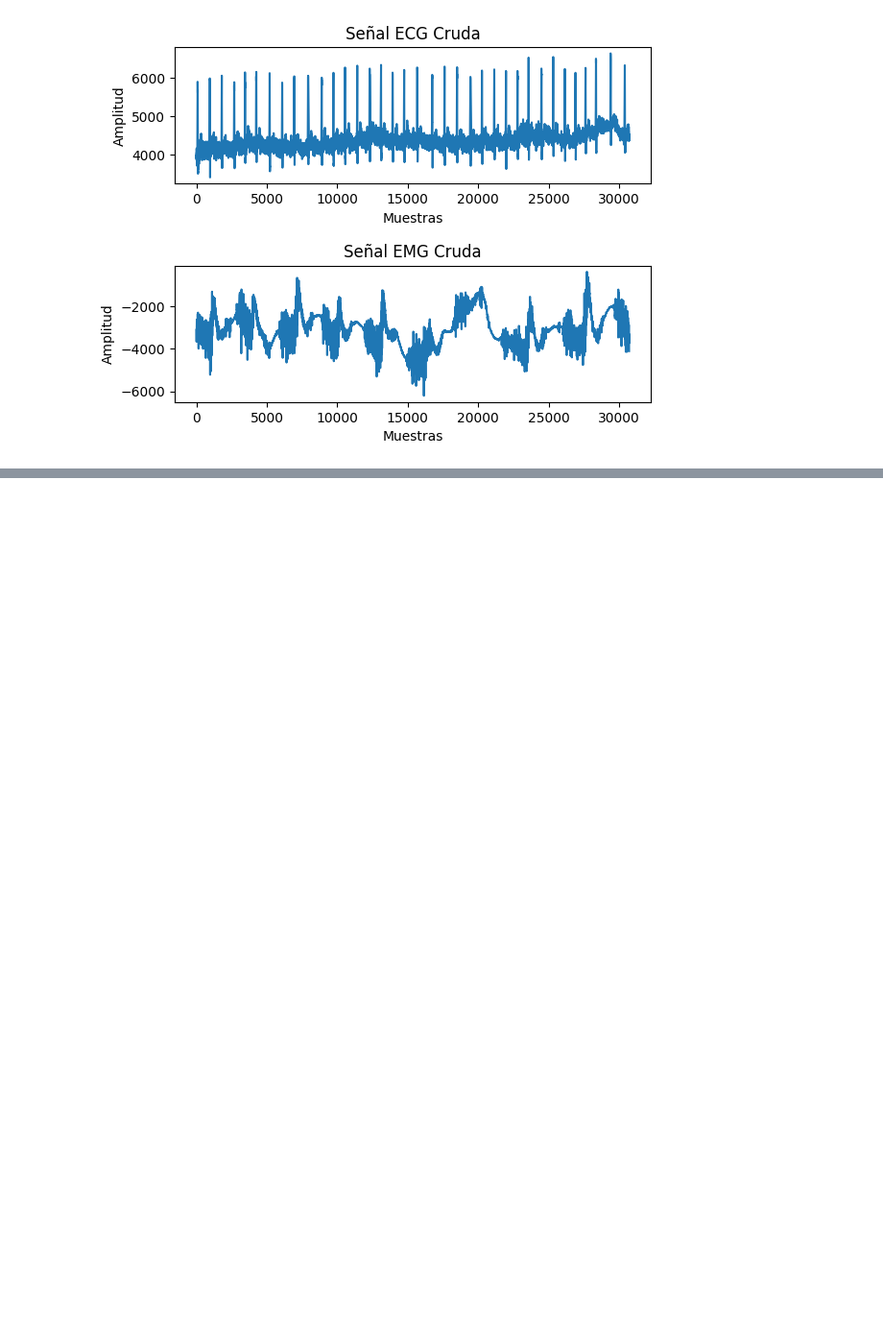
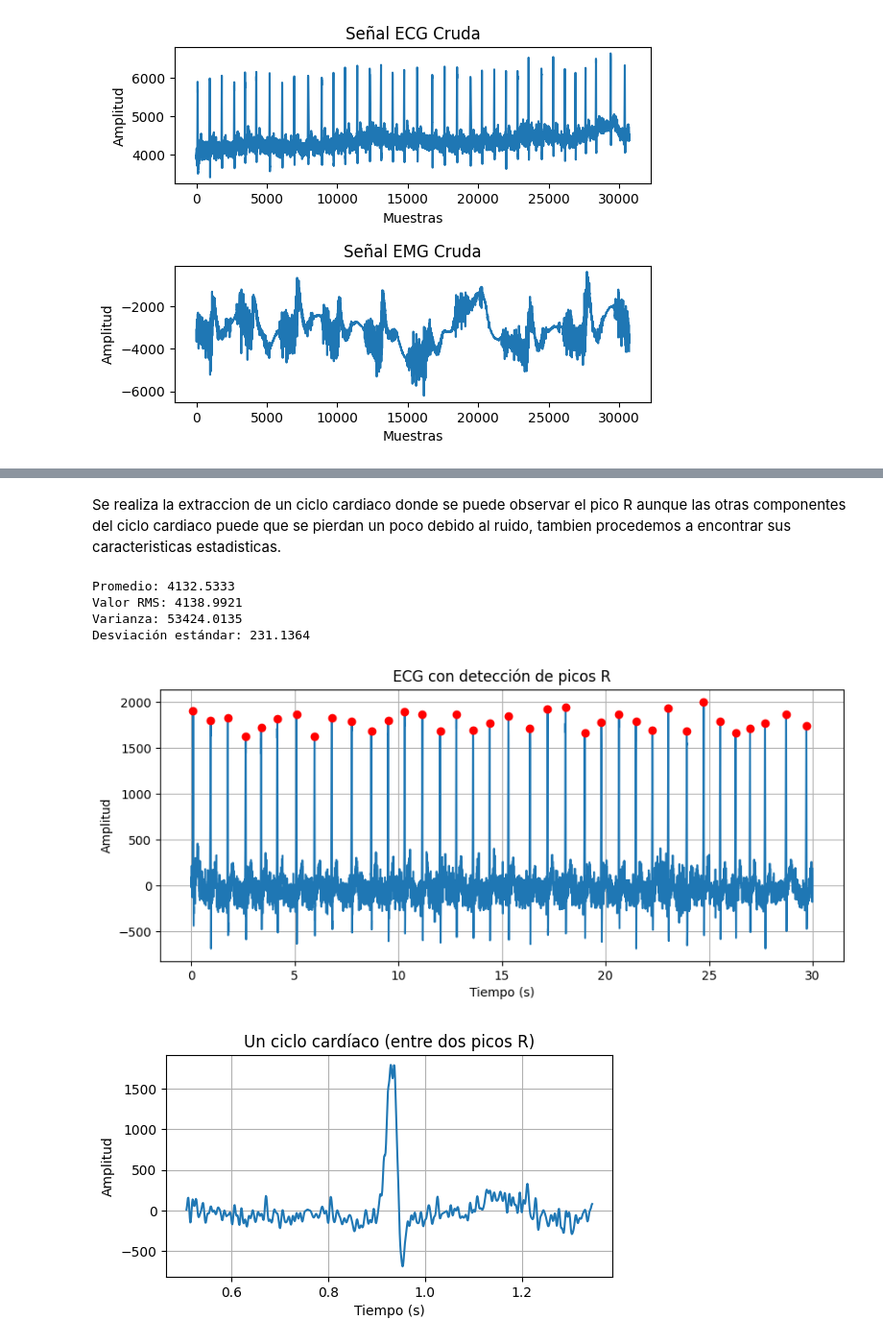
Before and after one commit to dinamus922/Biosenales, a Jupyter notebook: Practica3/Principal/Punto1.ipynb, the cells around one changed output, grey strips where cells are left out. Shown at 96% size. Cells and saved outputs as stored; diff of their text form; code cells hidden in the pictures; blank space fills up the shorter version.

```diff
--- a/Practica3/Principal/Punto1.ipynb
+++ b/Practica3/Principal/Punto1.ipynb
@@ -89,0 +169,53 @@ RMS de la señal ECG: 3156.0533120007753
+# %% [markdown]
+Se realiza la extraccion de un ciclo cardiaco donde se puede observar el pico R aunque las otras componentes del ciclo cardiaco puede que se pierdan un poco debido al ruido, tambien procedemos a encontrar sus caracteristicas estadisticas.
+# %%
+import numpy as np
+
+promedio = np.mean(ciclor)
+rms = np.sqrt(np.mean(ciclor**2))
+varianza = np.var(ciclor)
+desviacion_std = np.std(ciclor)
+
+print(f"Promedio: {promedio:.4f}")
+print(f"Valor RMS: {rms:.4f}")
+print(f"Varianza: {varianza:.4f}")
+print(f"Desviación estándar: {desviacion_std:.4f}")
+# %% [output]
+Promedio: 4132.5333
+Valor RMS: 4138.9921
+Varianza: 53424.0135
+Desviación estándar: 231.1364
+# %%
+# Detectar picos R
+peaks, _ = find_peaks(senalECGfilter, distance=freq*0.6, height=0.4)  # Ajusta height y distance
+
+# Tomar un ciclo entre dos picos R
+r= peaks[0]
+r1 = int(((peaks[1] - peaks[0])/2)+peaks[0])
+r2 = int(((peaks[2] - peaks[1])/2)+peaks[1])
+#ciclof = senalECGfilter[r1+50:r2-50]
+#tciclof = t2[r1+50:r2-50]
+
+ciclof = senalECGfilter[r1:r2]
+tciclof = t2[r1:r2]
+
+plt.figure(figsize=(10, 4))
+plt.plot(t1, senalECGfilter)
+plt.plot(t1[peaks], senalECGfilter[peaks], 'ro')
+plt.title('ECG con detección de picos R')
+plt.xlabel('Tiempo (s)')
+plt.ylabel('Amplitud')
+plt.grid(True)
+plt.show()
+
+# Graficar ciclo cardíaco extraído
+plt.figure(figsize=(6, 3))
+plt.plot(tciclof, ciclof)
+plt.title('Un ciclo cardíaco (entre dos picos R)')
+plt.xlabel('Tiempo (s)')
+plt.ylabel('Amplitud')
+plt.grid(True)
+plt.show()
+# %% [output]
+[figure, added]
+[figure, added]
```
Also changed, not shown: parts of 33 cells of this notebook.
